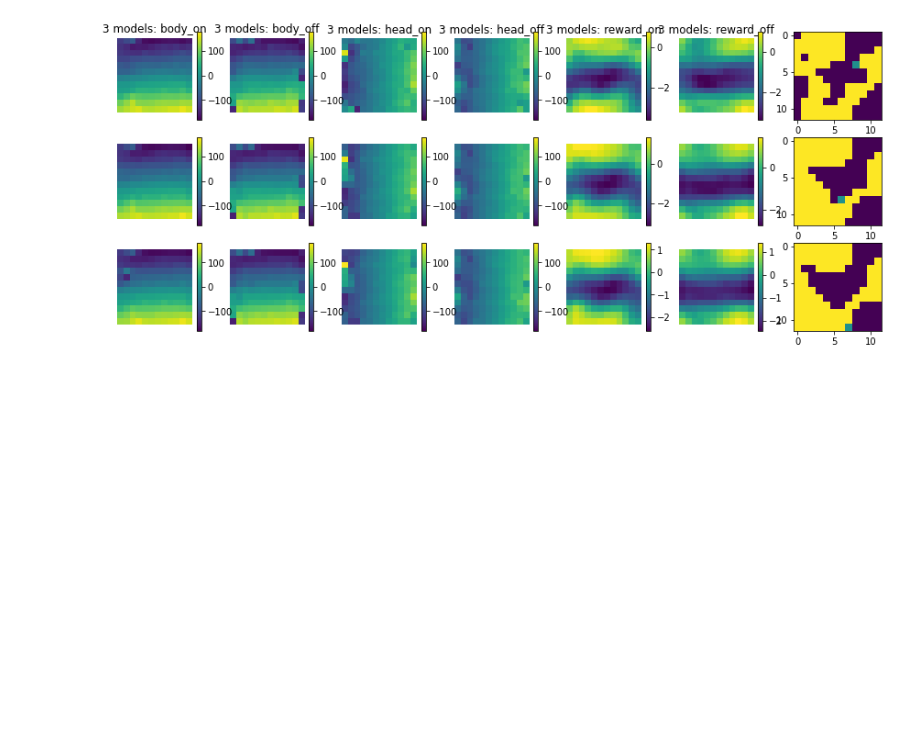
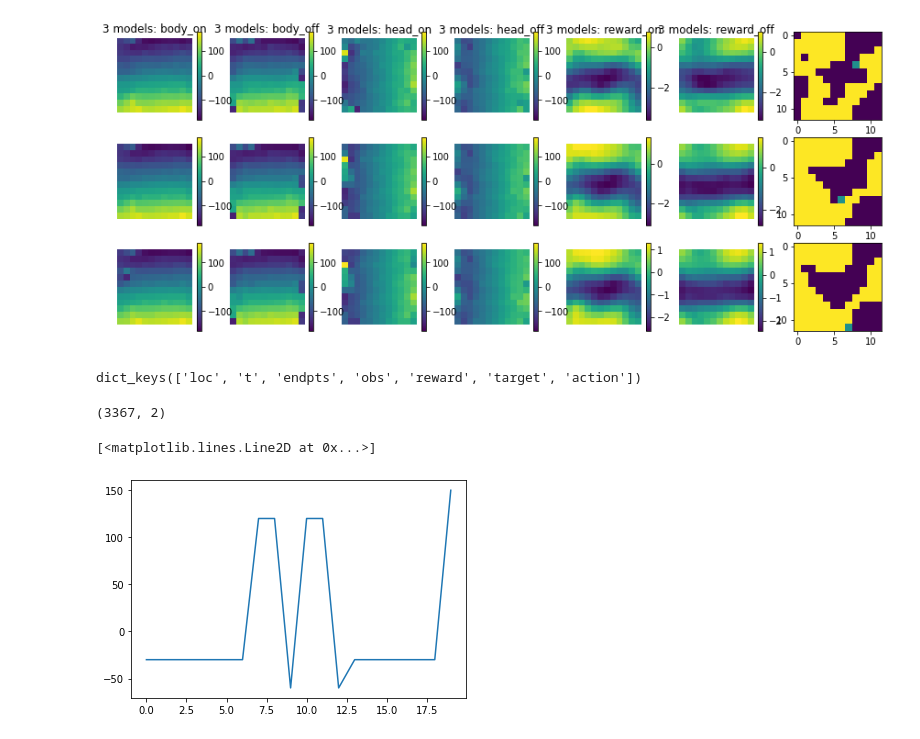
Before and after one commit to ccli3896/RLWorms, a Jupyter notebook: 01_13_reals/Looking.ipynb, the cells around one changed output. Drawn from its saved outputs; the diff is of its cells as text; code cells hidden in the pictures; blank space fills up the shorter version.

```diff
--- a/01_13_reals/Looking.ipynb
+++ b/01_13_reals/Looking.ipynb
@@ -67,3 +67,21 @@ mods_plt = [mods[0][0],mods[1][0],mods[2][0]]
 plot_mods(mods_plt)
 # %% [output]
 [figure]
+# %%
+trajs[2].keys()
+# %% [output]
+dict_keys(['loc', 't', 'endpts', 'obs', 'reward', 'target', 'action'])
+# %%
+obs = np.zeros((len(trajs[2]['obs']),2))
+locs = np.zeros((len(trajs[2]['loc']),2))
+for i,ob in enumerate(trajs[2]['obs']):
+    obs[i,:] = ob*180
+    locs[i,:] = trajs[2]['loc'][i]
+obs.shape
+# %% [output]
+(3367, 2)
+# %%
+plt.plot(obs[:20,0])
+# %% [output]
+[<matplotlib.lines.Line2D at 0x...>]
+[figure, added]
```
Also changed, not shown: parts of 2 cells of this notebook.
